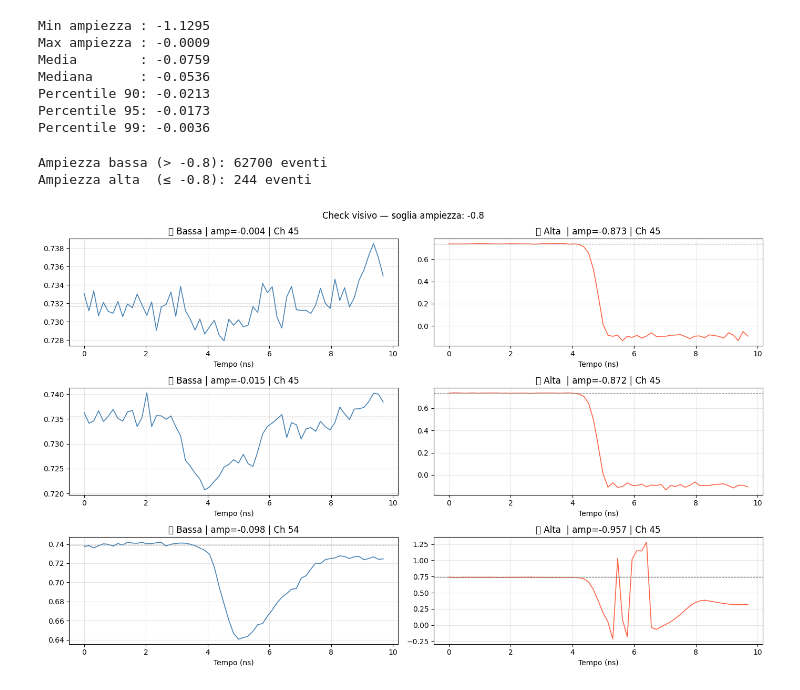
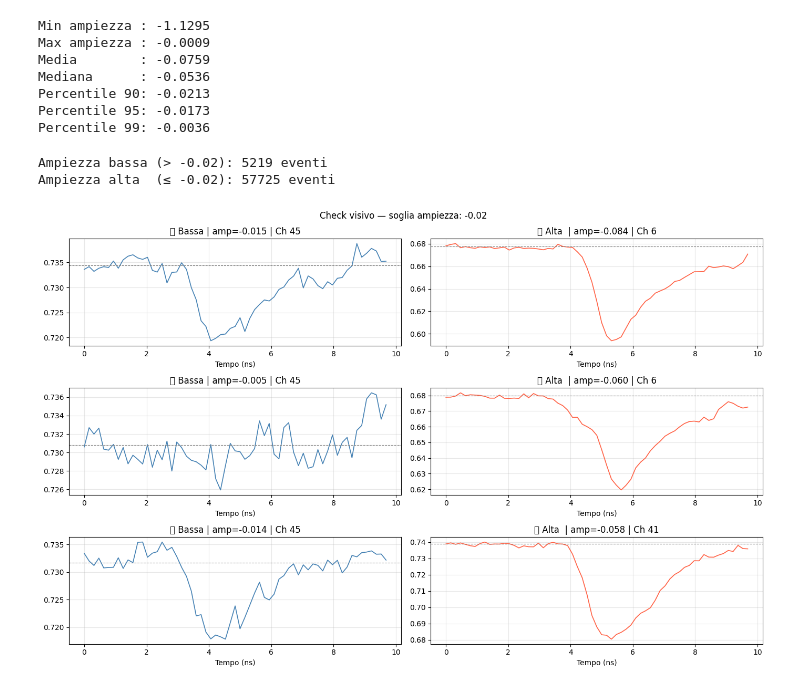
Before and after one commit to annascanu/TestbeamAnalysis, a Jupyter notebook: src/april_26_tb/waveform_analysis_pandas.ipynb, the cells around one changed output. Saved outputs shown, nothing was run; the diff lists cells and outputs as text; code cells hidden in the pictures.

```diff
--- a/src/april_26_tb/waveform_analysis_pandas.ipynb
+++ b/src/april_26_tb/waveform_analysis_pandas.ipynb
@@ -472,7 +473,7 @@ X_TARGET = 5.0
 Y_TARGET = 5.0
 
 # Molteplicità per ogni detector — cambia solo questi!
-MULT_DET0 = 1   # minimo hit detector 0
+MULT_DET0 = 0   # minimo hit detector 0
 MULT_DET1 = 1   # minimo hit detector 1
 MULT_DET2 = 0   # detector 2: whatever (0 = nessun vincolo)
 
@@ -499,7 +500,7 @@ with uproot.open(f"~/Scrivania/sampic_run{run_number}_merged.root") as file:
     tree = file["picoTree"]
     n_tot = tree.num_entries
 
-    for i, chunk in enumerate(tree.iterate(branch_list, library="ak", step_size=50_000)):
+    for i, chunk in enumerate(tree.iterate(branch_list, library="ak", step_size=5_000)):
         n_chunk = len(chunk)
 
         array_size = ak.to_numpy(chunk['ArraySize'])     # (n_chunk,)
@@ -512,10 +513,15 @@ with uproot.open(f"~/Scrivania/sampic_run{run_number}_merged.root") as file:
         # --- Filtro evento ---
         mask_evento = (
             ((xcoord == X_TARGET) & (ycoord == Y_TARGET))|((xcoord == 0.5) & (ycoord==1)) &
-            (mult[:, 0] >= MULT_DET0) &
-            (mult[:, 1] >= MULT_DET1) &
+            (mult[:, 0] == MULT_DET0) &
+            (mult[:, 1] == MULT_DET1) &
             (mult[:, 2] >= MULT_DET2)   # se MULT_DET2=0 è sempre True
         )
+
+        #mask provvisoria
+        mask_evento =((mult[:, 0] >= MULT_DET0) &
+            (mult[:, 1] == MULT_DET1) &
+            (mult[:, 2] >= MULT_DET2) )
 
         if mask_evento.sum() == 0:
             continue
@@ -554,7 +560,7 @@ with uproot.open(f"~/Scrivania/sampic_run{run_number}_merged.root") as file:
         })
 
         # --- Indice evento originale ---
-        idx_originali = np.where(mask_evento)[0] + i * 50_000
+        idx_originali = np.where(mask_evento)[0] + i * 5_000
         event_idx = np.repeat(idx_originali, array_size_filt)
 
         df_chunk = pd.concat([
@@ -569,5 +575,5 @@ with uproot.open(f"~/Scrivania/sampic_run{run_number}_merged.root") as file:
 
 df = pd.concat(chunks, ignore_index=True)
 print(f"\n✅ DataFrame finale: {df.shape}")
-print(df.head(10))
+print(df.head(50))
 # %% [output]
@@ -1073,7 +1079,7 @@ Percentile 99: -0.0036
 # ── Cella 8 ── Scegli soglia e check visivo ────────────────────────────────────
 
 # ⬇️ CAMBIA QUESTO dopo aver visto l'istogramma
-SOGLIA_AMPIEZZA = -0.8  # es. -0.10 divide bassa da alta ampiezza
+SOGLIA_AMPIEZZA = -0.02  # es. -0.10 divide bassa da alta ampiezza
 
 df_bassa = df[df['ampiezza'] > SOGLIA_AMPIEZZA].reset_index(drop=True)  # meno negativi = segnale piccolo
 df_alta  = df[df['ampiezza'] <= SOGLIA_AMPIEZZA].reset_index(drop=True) # più negativi = segnale grande
@@ -1081,33 +1087,33 @@ df_alta  = df[df['ampiezza'] <= SOGLIA_AMPIEZZA].reset_index(drop=True) # più n
 print(f"Ampiezza bassa (> {SOGLIA_AMPIEZZA}): {len(df_bassa)} eventi")
 print(f"Ampiezza alta  (≤ {SOGLIA_AMPIEZZA}): {len(df_alta)} eventi")
 
 # --- Check visivo: 3 waveform per categoria ---
 n = 3
 fig, axes = plt.subplots(n, 2, figsize=(14, 3*n))
 
 for row in range(n):
     # Bassa ampiezza
     riga_b = df_bassa.sample(1).iloc[0]
     t_ns   = np.arange(len(riga_b['Waveform'])) * (1/6.4)
     axes[row, 0].plot(t_ns, riga_b['Waveform'], color='steelblue', lw=1.2)
     axes[row, 0].axhline(float(riga_b['baseline']), color='gray', linestyle='--', lw=0.8)
     axes[row, 0].set_title(f"🔵 Bassa | amp={float(riga_b['ampiezza']):.3f} | Ch {int(riga_b['Channel'])}")
     axes[row, 0].set_xlabel("Tempo (ns)")
     axes[row, 0].grid(True, alpha=0.3)
 
     # Alta ampiezza
     riga_a = df_alta.sample(1).iloc[0]
     t_ns   = np.arange(len(riga_a['Waveform'])) * (1/6.4)
     axes[row, 1].plot(t_ns, riga_a['Waveform'], color='tomato', lw=1.2)
     axes[row, 1].axhline(float(riga_a['baseline']), color='gray', linestyle='--', lw=0.8)
     axes[row, 1].set_title(f"🔴 Alta  | amp={float(riga_a['ampiezza']):.3f} | Ch {int(riga_a['Channel'])}")
     axes[row, 1].set_xlabel("Tempo (ns)")
     axes[row, 1].grid(True, alpha=0.3)
 
 plt.suptitle(f"Check visivo — soglia ampiezza: {SOGLIA_AMPIEZZA}", fontsize=12)
 plt.tight_layout()
 plt.show()
 # %% [output]
-Ampiezza bassa (> -0.8): 62700 eventi
-Ampiezza alta  (≤ -0.8): 244 eventi
+Ampiezza bassa (> -0.02): 5219 eventi
+Ampiezza alta  (≤ -0.02): 57725 eventi
-[figure, old version]
+[figure, new version]
```
Also changed, not shown: parts of 3 cells of this notebook, 2 other files.
